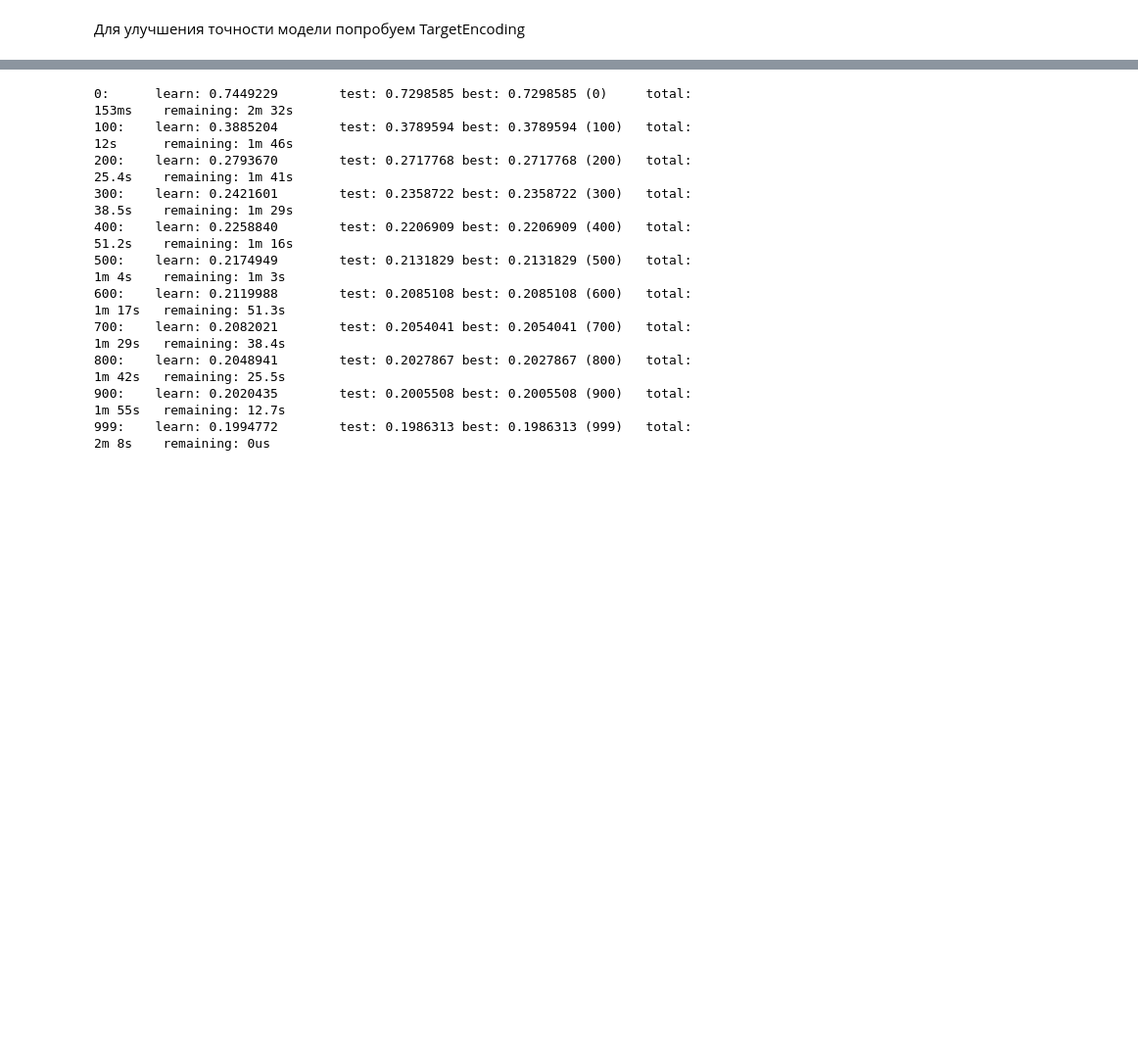
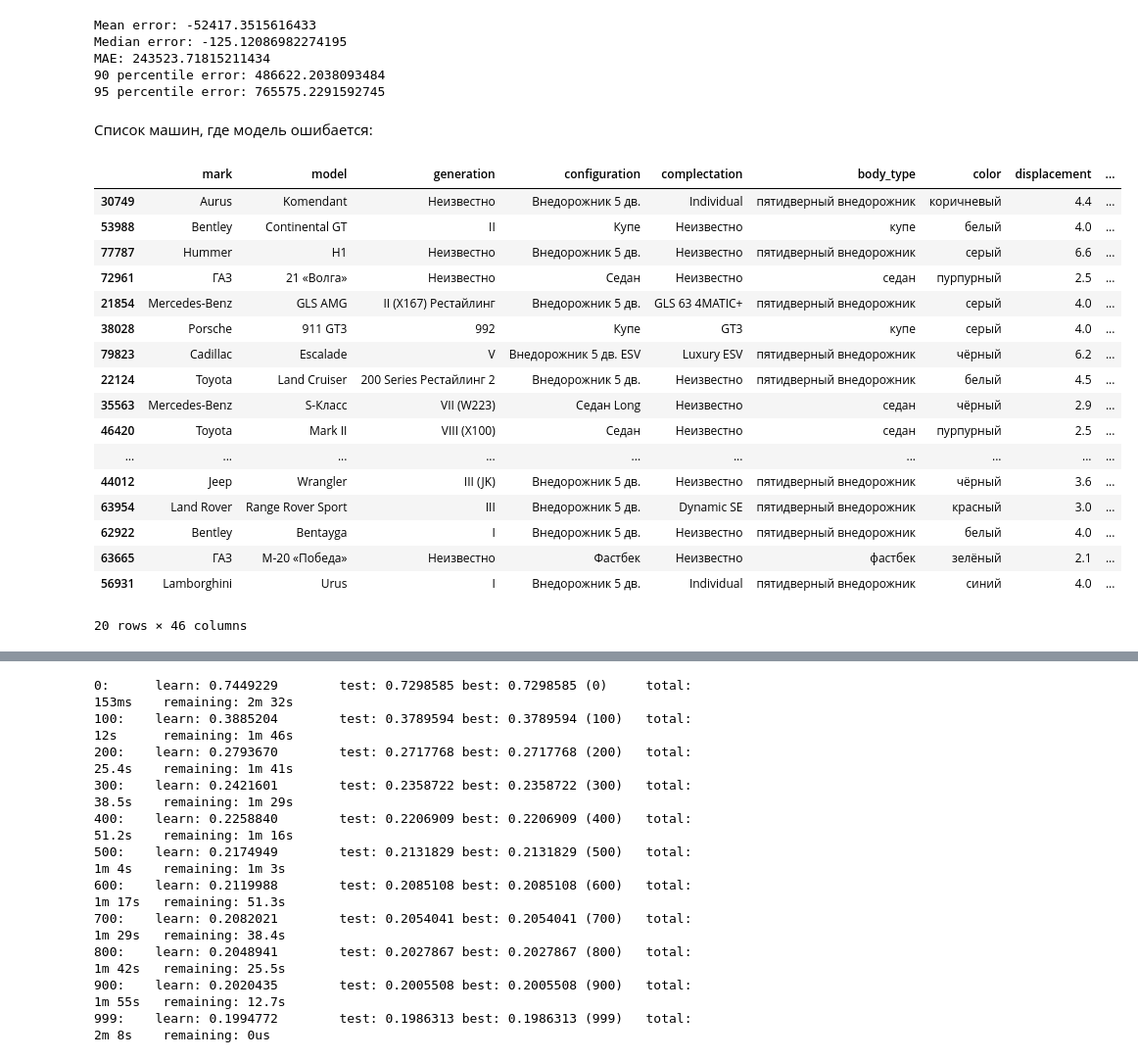
Before and after one commit to KazGet/Predict_car_price, a Jupyter notebook: notebooks/03_modeling.ipynb, the cells around one changed output, grey strips where cells are left out. Shown at 98% size. Cells and saved outputs as stored; diff of their text form; code cells hidden in the pictures; blank space fills up the shorter version.

Commit message:
Обучили модель с ошибкой в 230к

```diff
--- a/notebooks/03_modeling.ipynb
+++ b/notebooks/03_modeling.ipynb
@@ -22,9 +14,7 @@ Index(['id', 'price_rub', 'mark', 'model', 'generation', 'configuration',
+# %%
+df = df.drop(['year'], axis=1)
 # %%
-categorical_cols = [
-    'mark', 'model', 'generation', 'configuration', 'complectation',
-    'body_type', 'color', 'drive_type', 'engine_type', 'transmission',
-    'wheel', 'condition', 'custom', 'pts', 'seller_type', 'region', 'city','bin_horse_power'
-]
+categorical_cols = df.select_dtypes(include=['object']).columns.tolist()
 # %%
 X = df.drop(['log_price'], axis=1)
 y = df['log_price']
@@ -32,9 +22,9 @@ y = df['log_price']
 X_train, X_val, y_train, y_val = train_test_split(X, y, test_size=0.2, random_state=42)
 
 model = CatBoostRegressor(
-    iterations=3000,
+    iterations=4000,
     learning_rate=0.05,
-    depth=9,
+    depth=6,
     loss_function='MAE',
     eval_metric='MAE',
     cat_features=categorical_cols,
@@ -46,7 +36,8 @@ model = CatBoostRegressor(
     task_type="GPU",
     devices='0'
 )
-
+params = {'learning_rate': 0.03171940198545533, 'depth': 7, 'l2_leaf_reg': 2.537580754686049, 'bagging_temperature': 1.4625568557921227}
+model.set_params(**params)
 model.fit(
     X_train, y_train,
     eval_set=(X_val, y_val),
@@ -106,2 +96,0 @@ print(feature_importance.head(10))
-# %% [markdown]
-Для улучшения точности модели попробуем TargetEncoding
@@ -115 +97,45 @@ df['hp_per_year'] = df['horse_power'] * df['car_age']
+# %%
+errors = preds - y_val_real
+abs_errors = np.abs(errors)
+
+print("Mean error:", errors.mean())
+print("Median error:", np.median(errors))
+print("MAE:", abs_errors.mean())
+print("90 percentile error:", np.percentile(abs_errors, 90))
+print("95 percentile error:", np.percentile(abs_errors, 95))
+# %% [output]
+Mean error: -52417.3515616433
+Median error: -125.12086982274195
+MAE: 243523.71815211434
+90 percentile error: 486622.2038093484
+95 percentile error: 765575.2291592745
+# %% [markdown]
+Список машин, где модель ошибается:
+# %%
+df_val = X_val.copy()
+df_val['real_price'] = y_val_real
+df_val['pred_price'] = preds
+df_val['abs_error'] = abs_errors
+df_val['error'] = errors
+
+df_val.sort_values('abs_error', ascending=False).head(20)
+# %% [output]
+|  | mark | model | generation | configuration | complectation | body_type | color | displacement | ... |
+| 30749 | Aurus | Komendant | Неизвестно | Внедорожник 5 дв. | Individual | пятидверный внедорожник | коричневый | 4.4 | ... |
+| 53988 | Bentley | Continental GT | II | Купе | Неизвестно | купе | белый | 4.0 | ... |
+| 77787 | Hummer | H1 | Неизвестно | Внедорожник 5 дв. | Неизвестно | пятидверный внедорожник | серый | 6.6 | ... |
+| 72961 | ГАЗ | 21 «Волга» | Неизвестно | Седан | Неизвестно | седан | пурпурный | 2.5 | ... |
+| 21854 | Mercedes-Benz | GLS AMG | II (X167) Рестайлинг | Внедорожник 5 дв. | GLS 63 4MATIC+ | пятидверный внедорожник | серый | 4.0 | ... |
+| 38028 | Porsche | 911 GT3 | 992 | Купе | GT3 | купе | серый | 4.0 | ... |
+| 79823 | Cadillac | Escalade | V | Внедорожник 5 дв. ESV | Luxury ESV | пятидверный внедорожник | чёрный | 6.2 | ... |
+| 22124 | Toyota | Land Cruiser | 200 Series Рестайлинг 2 | Внедорожник 5 дв. | Неизвестно | пятидверный внедорожник | белый | 4.5 | ... |
+| 35563 | Mercedes-Benz | S-Класс | VII (W223) | Седан Long | Неизвестно | седан | чёрный | 2.9 | ... |
+| 46420 | Toyota | Mark II | VIII (X100) | Седан | Неизвестно | седан | пурпурный | 2.5 | ... |
+| ... | ... | ... | ... | ... | ... | ... | ... | ... | ... |
+| 44012 | Jeep | Wrangler | III (JK) | Внедорожник 5 дв. | Неизвестно | пятидверный внедорожник | чёрный | 3.6 | ... |
+| 63954 | Land Rover | Range Rover Sport | III | Внедорожник 5 дв. | Dynamic SE | пятидверный внедорожник | красный | 3.0 | ... |
+| 62922 | Bentley | Bentayga | I | Внедорожник 5 дв. | Неизвестно | пятидверный внедорожник | белый | 4.0 | ... |
+| 63665 | ГАЗ | М-20 «Победа» | Неизвестно | Фастбек | Неизвестно | фастбек | зелёный | 2.1 | ... |
+| 56931 | Lamborghini | Urus | I | Внедорожник 5 дв. | Individual | пятидверный внедорожник | синий | 4.0 | ... |
+20 rows × 46 columns
 # %%
```
Also changed, not shown: parts of 7 cells of this notebook, 1 other file.
